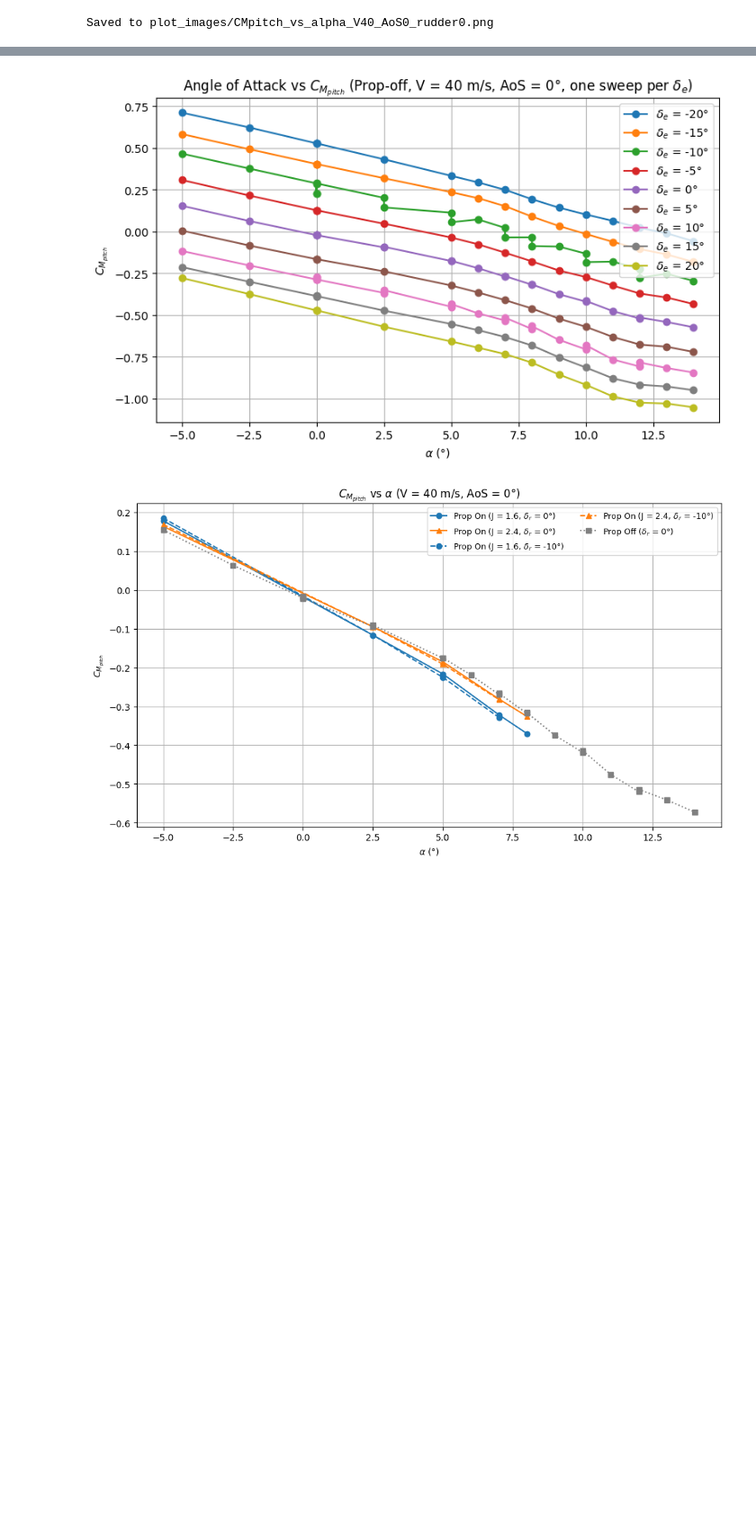
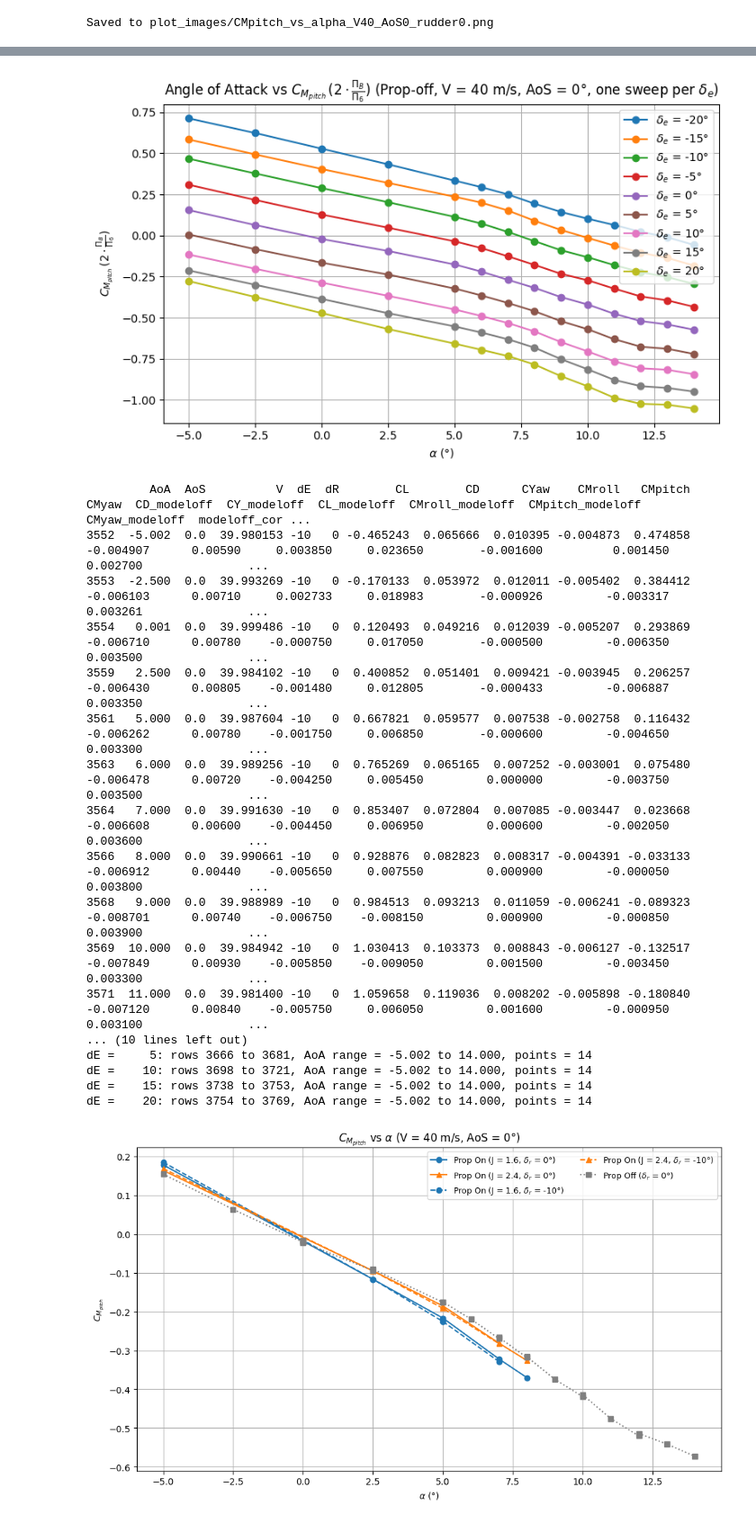
Before and after one commit to DCdeJong2002/Group_15_Redo_BAL, a Jupyter notebook: data_plotter.ipynb, the cells around one changed output, grey strips where cells are left out. Shown at 90% size. Cells and saved outputs as stored; diff of their text form; code cells hidden in the pictures; blank space fills up the shorter version.

```diff
--- a/data_plotter.ipynb
+++ b/data_plotter.ipynb
@@ -804,6 +811,7 @@ def select_best_sweep(group, gap_threshold=100):
     Split one dE group into separate sweeps based on jumps in original row index.
     Keep the sweep with the largest AoA range.
     If tied, keep the one with the most data points.
+    Then deduplicate by AoA_round, keeping the first of any pair.
     """
     group = group.sort_index().copy()
 
@@ -823,6 +831,10 @@ def select_best_sweep(group, gap_threshold=100):
             best_block = block.copy()
             best_range = aoa_range
             best_npoints = npoints
+
+    # Deduplicate: if two consecutive rows share the same AoA_round, keep the first
+    best_block = best_block.sort_index()
+    best_block = best_block.drop_duplicates(subset="AoA_round", keep="first")
 
     return best_block
 
@@ -831,44 +843,59 @@ fig, ax = plt.subplots(figsize=(8, 5))
 
 selected_sweeps = {}
 
 # Plot one cleaned sweep for each elevator deflection
 for de, group in df_filtered.groupby("dE"):
     best_sweep = select_best_sweep(group, gap_threshold=100)
     best_sweep = best_sweep.sort_values("AoA_round")
 
     selected_sweeps[de] = best_sweep.copy()
 
     ax.plot(
         best_sweep["AoA_round"],
         best_sweep["CMpitch_FINAL"],
         marker="o",
         linestyle="-",
         label=fr"$\delta_e$ = {de}°",
     )
 
 ax.set_xlabel(r"$\alpha$ (°)")
 ax.set_ylabel(r"$C_{M_{pitch}} \, (2 \cdot \frac{\Pi_B}{\Pi_6})$")
 ax.set_title(r"Angle of Attack vs $C_{M_{pitch}} \, (2 \cdot \frac{\Pi_B}{\Pi_6})$ (Prop-off, V = 40 m/s, AoS = 0°, one sweep per $\delta_e$)")
 ax.legend()
 ax.grid(True)
 
 plt.tight_layout()
 save_path = "plot_images/AoA_vs_CMpitch_propoff_V40_AoS0_all_elevators_cleaned.png"
 plt.savefig(save_path, dpi=150)
 plt.show()
 
-# print(f"Saved to {save_path}")
-
-# Optional: print summary of chosen sweeps
-# print("\nChosen sweep per elevator deflection:")
-# for de, sweep in selected_sweeps.items():
-#     print(
-#         f"dE = {de:>5}: rows {sweep.index.min()+2} to {sweep.index.max()+2}, "
-#         f"AoA range = {sweep['AoA'].min():.3f} to {sweep['AoA'].max():.3f}, "
-#         f"points = {len(sweep)}"
-#     )
+print(selected_sweeps.get(-10, pd.DataFrame()).to_string(index=True))
+print("\nChosen sweep per elevator deflection:")
+for de, sweep in selected_sweeps.items():
+    print(
+        f"dE = {de:>5}: rows {sweep.index.min()+2} to {sweep.index.max()+2}, "
+        f"AoA range = {sweep['AoA'].min():.3f} to {sweep['AoA'].max():.3f}, "
+        f"points = {len(sweep)}"
+    )
 # %% [output]
-[figure, old version]
+[figure, new version]
+         AoA  AoS          V  dE  dR        CL        CD      CYaw    CMroll   CMpitch     CMyaw  CD_modeloff  CY_modeloff  CL_modeloff  CMroll_modeloff  CMpitch_modeloff  CMyaw_modeloff  modeloff_cor ...
+3552  -5.002  0.0  39.980153 -10   0 -0.465243  0.065666  0.010395 -0.004873  0.474858 -0.004907      0.00590     0.003850     0.023650        -0.001600          0.001450        0.002700               ...
+3553  -2.500  0.0  39.993269 -10   0 -0.170133  0.053972  0.012011 -0.005402  0.384412 -0.006103      0.00710     0.002733     0.018983        -0.000926         -0.003317        0.003261               ...
+3554   0.001  0.0  39.999486 -10   0  0.120493  0.049216  0.012039 -0.005207  0.293869 -0.006710      0.00780    -0.000750     0.017050        -0.000500         -0.006350        0.003500               ...
+3559   2.500  0.0  39.984102 -10   0  0.400852  0.051401  0.009421 -0.003945  0.206257 -0.006430      0.00805    -0.001480     0.012805        -0.000433         -0.006887        0.003350               ...
+3561   5.000  0.0  39.987604 -10   0  0.667821  0.059577  0.007538 -0.002758  0.116432 -0.006262      0.00780    -0.001750     0.006850        -0.000600         -0.004650        0.003300               ...
+3563   6.000  0.0  39.989256 -10   0  0.765269  0.065165  0.007252 -0.003001  0.075480 -0.006478      0.00720    -0.004250     0.005450         0.000000         -0.003750        0.003500               ...
+3564   7.000  0.0  39.991630 -10   0  0.853407  0.072804  0.007085 -0.003447  0.023668 -0.006608      0.00600    -0.004450     0.006950         0.000600         -0.002050        0.003600               ...
+3566   8.000  0.0  39.990661 -10   0  0.928876  0.082823  0.008317 -0.004391 -0.033133 -0.006912      0.00440    -0.005650     0.007550         0.000900         -0.000050        0.003800               ...
+3568   9.000  0.0  39.988989 -10   0  0.984513  0.093213  0.011059 -0.006241 -0.089323 -0.008701      0.00740    -0.006750    -0.008150         0.000900         -0.000850        0.003900               ...
+3569  10.000  0.0  39.984942 -10   0  1.030413  0.103373  0.008843 -0.006127 -0.132517 -0.007849      0.00930    -0.005850    -0.009050         0.001500         -0.003450        0.003300               ...
+3571  11.000  0.0  39.981400 -10   0  1.059658  0.119036  0.008202 -0.005898 -0.180840 -0.007120      0.00840    -0.005750     0.006050         0.001600         -0.000950        0.003100               ...
+... (10 lines left out)
+dE =     5: rows 3666 to 3681, AoA range = -5.002 to 14.000, points = 14
+dE =    10: rows 3698 to 3721, AoA range = -5.002 to 14.000, points = 14
+dE =    15: rows 3738 to 3753, AoA range = -5.002 to 14.000, points = 14
+dE =    20: rows 3754 to 3769, AoA range = -5.002 to 14.000, points = 14
 # %%
 import matplotlib.pyplot as plt
 
```
Also changed, not shown: parts of 1 cell of this notebook.
